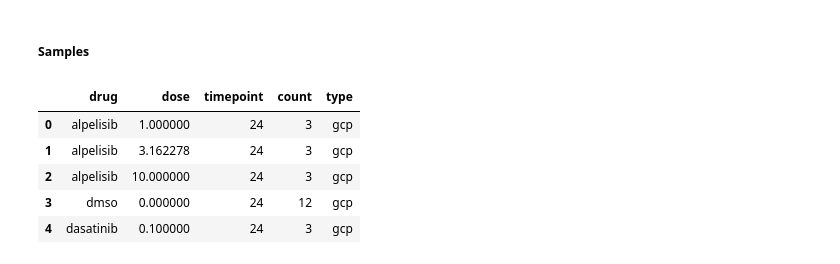
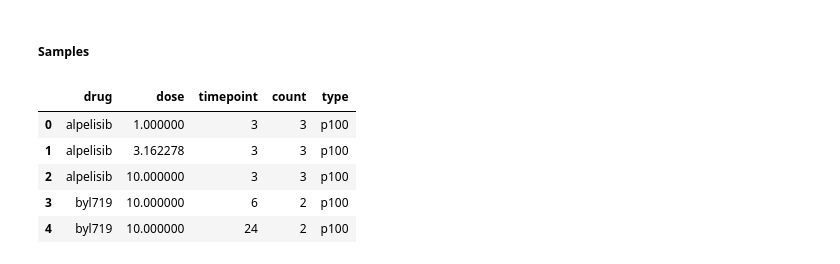
Before and after one commit to denis-torre/mcf10a-analysis, a Jupyter notebook: notebooks/Untitled.ipynb, the cells around one changed output. Saved outputs shown, nothing was run; the diff lists cells and outputs as text; code cells hidden in the pictures.

```diff
--- a/notebooks/Untitled.ipynb
+++ b/notebooks/Untitled.ipynb
@@ -14,14 +13,14 @@ To change this limit, set the config variable
 # %%
 # Annotation
 annotation_files = {
-    'gcp': 'gcp/s2-annotations.dir/gcp-sample_annotations.txt',
+    'p100': 'p100/s2-annotations.dir/p100-sample_annotations.txt',
     'l1000': 'l1000/s2-annotations.dir/l1000-sample_annotations.txt',
     'cycif': 'cycif/s1-data.dir/HMS_Datasets-merged_filtered.txt'
 }
 
 # Expression
 expression_files = {
-    'gcp': 'gcp/s1-data.dir/gcp-data.txt',
+    'p100': 'p100/s1-data.dir/p100-data.txt',
     'l1000': 'l1000/s1-expression_data.dir/l1000-data.txt',
     'cycif': 'cycif/s1-data.dir/HMS_Datasets-merged_filtered.txt'
 }
@@ -33,17 +32,17 @@ expression_files = {
 # Read data
 annotation_dataframes = {key: pd.read_table(value) for key, value in annotation_files.iteritems()}
 # %%
-# Get GCP design
-gcp_design_dataframe = annotation_dataframes['gcp'].replace('vorinostat_hms', 'vorinostat').groupby(['pert_iname', 'pert_dose', 'pert_time']).size().rename('count').to_frame().reset_index()
-gcp_design_dataframe['pert_iname'] = [x.lower() for x in gcp_design_dataframe['pert_iname']]
-gcp_design_dataframe.rename(columns={'pert_iname': 'drug', 'pert_time': 'timepoint', 'pert_dose': 'dose'}, inplace=True)
-gcp_design_dataframe['type'] = 'gcp'
-l1000_design_dataframe['timepoint'] = l1000_design_dataframe['timepoint'].astype('int')
-gcp_design_dataframe.head()
+# Get P100 design
+p100_design_dataframe = annotation_dataframes['p100'].groupby(['pert_iname', 'pert_dose', 'pert_time']).size().rename('count').to_frame().reset_index()
+p100_design_dataframe['pert_iname'] = [x.lower() for x in p100_design_dataframe['pert_iname']]
+p100_design_dataframe.rename(columns={'pert_iname': 'drug', 'pert_time': 'timepoint', 'pert_dose': 'dose'}, inplace=True)
+p100_design_dataframe['type'] = 'p100'
+p100_design_dataframe['timepoint'] = p100_design_dataframe['timepoint'].astype('int')
+p100_design_dataframe.head()
 # %% [output]
 |  | drug | dose | timepoint | count | type |
-| 0 | alpelisib | 1.000000 | 24 | 3 | gcp |
-| 1 | alpelisib | 3.162278 | 24 | 3 | gcp |
-| 2 | alpelisib | 10.000000 | 24 | 3 | gcp |
-| 3 | dmso | 0.000000 | 24 | 12 | gcp |
-| 4 | dasatinib | 0.100000 | 24 | 3 | gcp |
+| 0 | alpelisib | 1.000000 | 3 | 3 | p100 |
+| 1 | alpelisib | 3.162278 | 3 | 3 | p100 |
+| 2 | alpelisib | 10.000000 | 3 | 3 | p100 |
+| 3 | byl719 | 10.000000 | 6 | 2 | p100 |
+| 4 | byl719 | 10.000000 | 24 | 2 | p100 |
```
Also changed, not shown: parts of 10 cells of this notebook, 6 other files.
